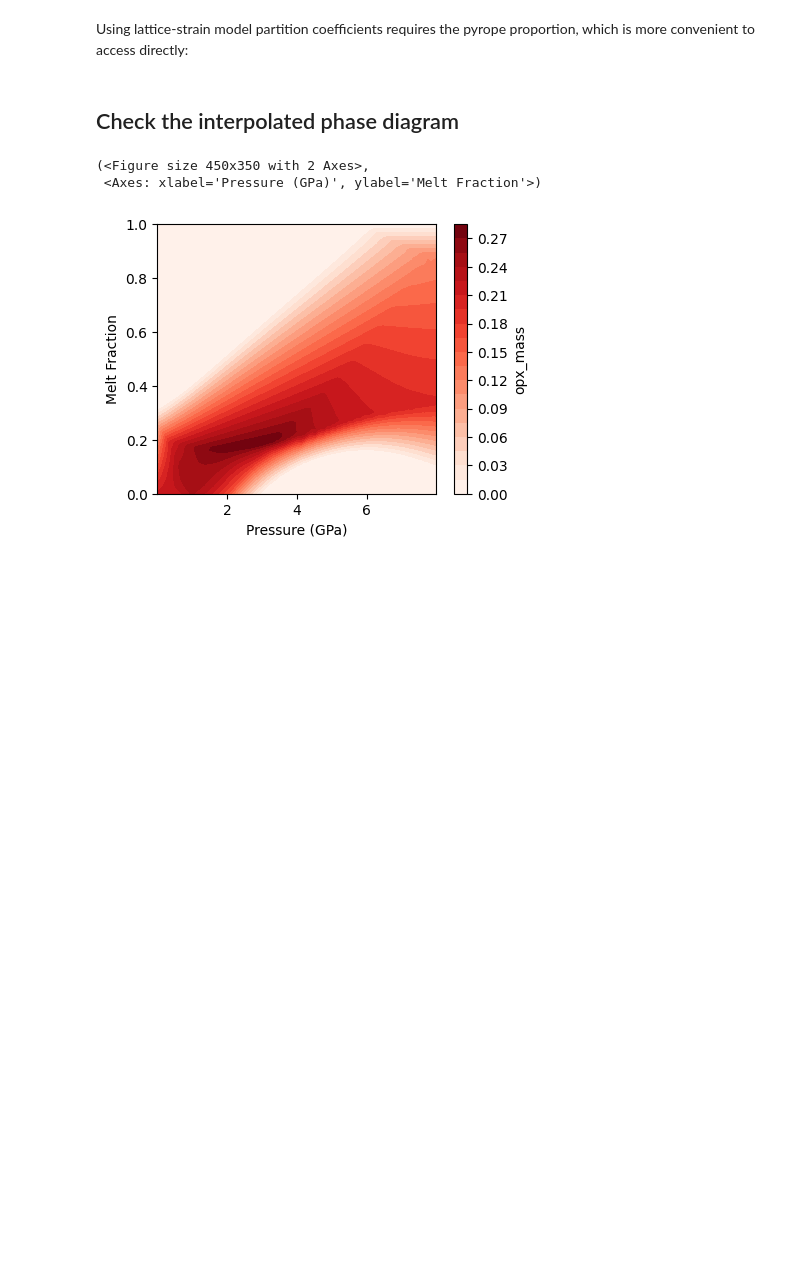
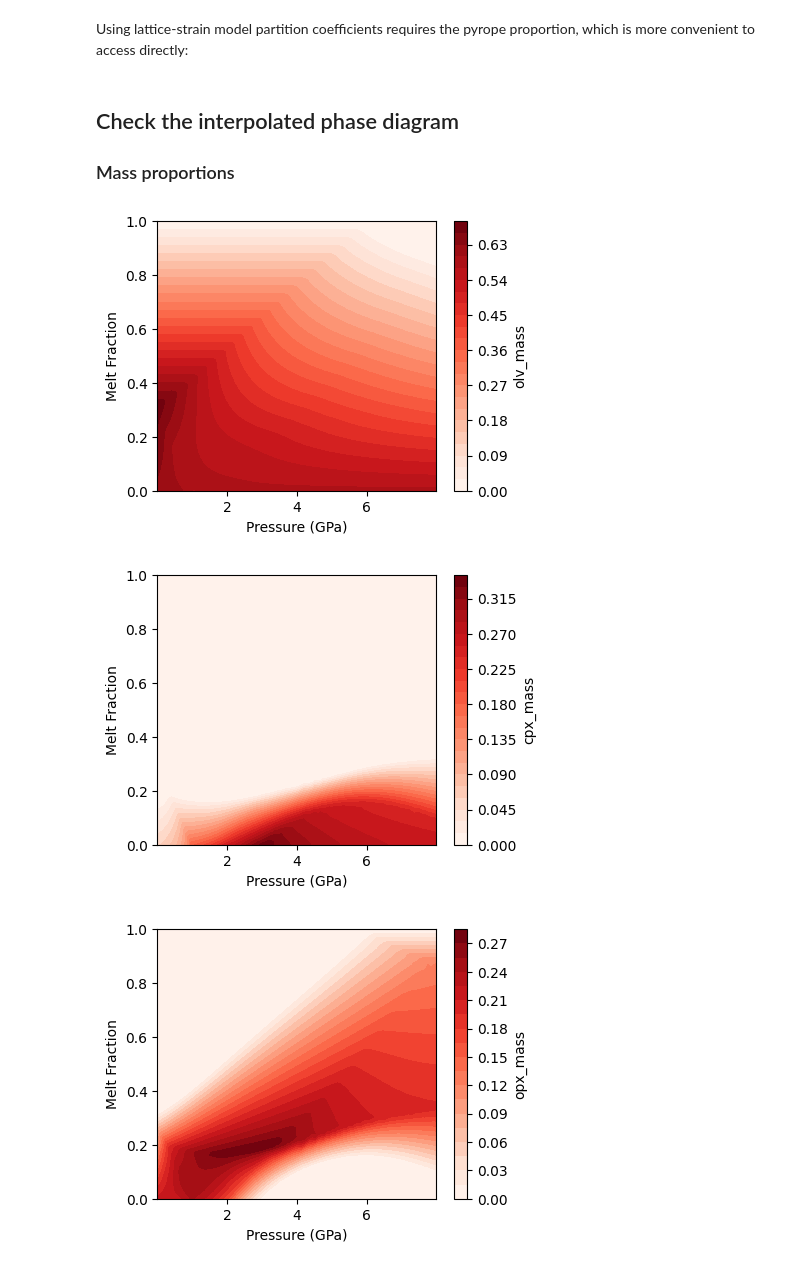
Before and after one commit to simonwmatthews/pyMelt, a Jupyter notebook: docs/phaseDiagrams/Import_thermocalc_klb1.ipynb, the cells around one changed output. Saved outputs shown, nothing was run; the diff lists cells and outputs as text; code cells hidden in the pictures; blank space fills up the shorter version.

```diff
--- a/docs/phaseDiagrams/Import_thermocalc_klb1.ipynb
+++ b/docs/phaseDiagrams/Import_thermocalc_klb1.ipynb
@@ -48,8 +49,14 @@ phased = phaseDiagramTools.phaseDiagram(klb1_grid)
 # %% [markdown]
 ## Check the interpolated phase diagram
+
+### Mass proportions
 # %%
-phased.plot_TxSection('opx_mass', mask_mineral_out=False)
+phases = ['olv', 'cpx', 'opx', 'grt', 'spn', 'plg']
+
+for ph in phases:
+    f, a = phased.plot_TxSection(ph + '_mass', mask_mineral_out=False)
+    plt.show()
 # %% [output]
-(<Figure size 450x350 with 2 Axes>,
- <Axes: xlabel='Pressure (GPa)', ylabel='Melt Fraction'>)
-[figure, old version]
+[figure, new version]
+[figure, added]
+[figure, added]
```
Also changed, not shown: parts of 13 cells of this notebook, 6 other files.
